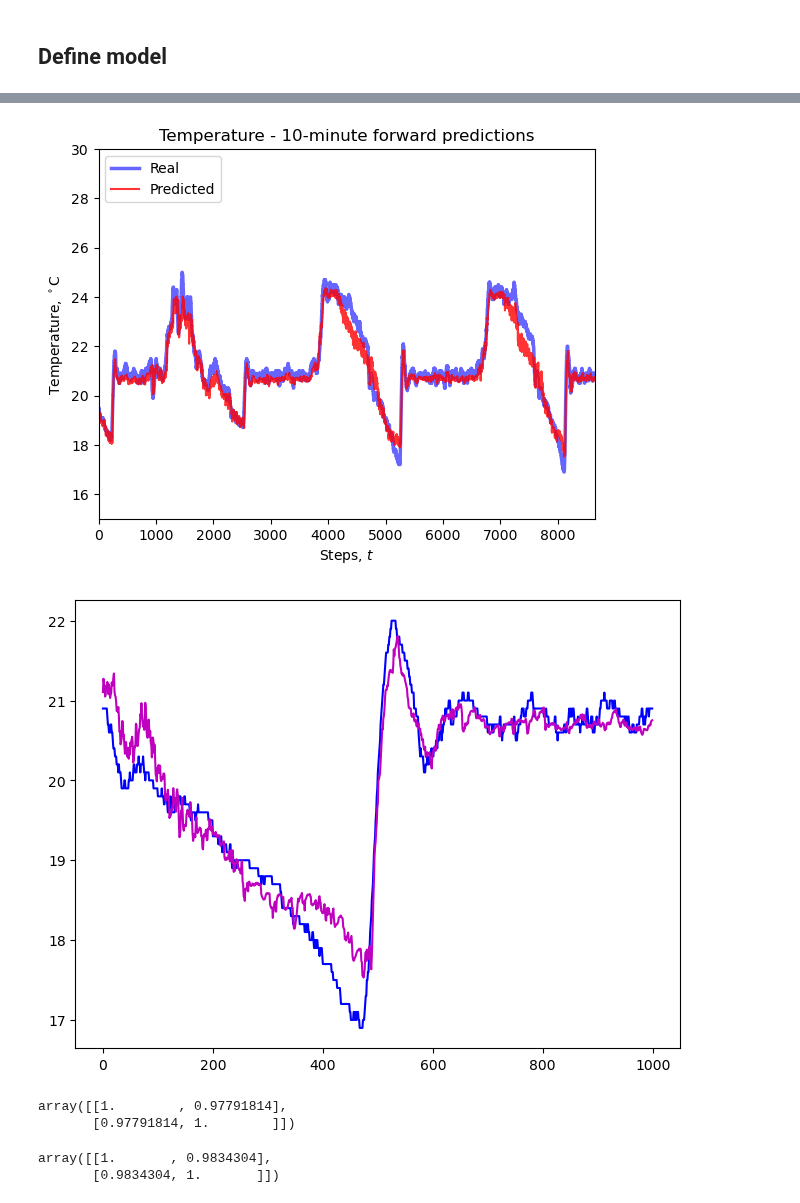
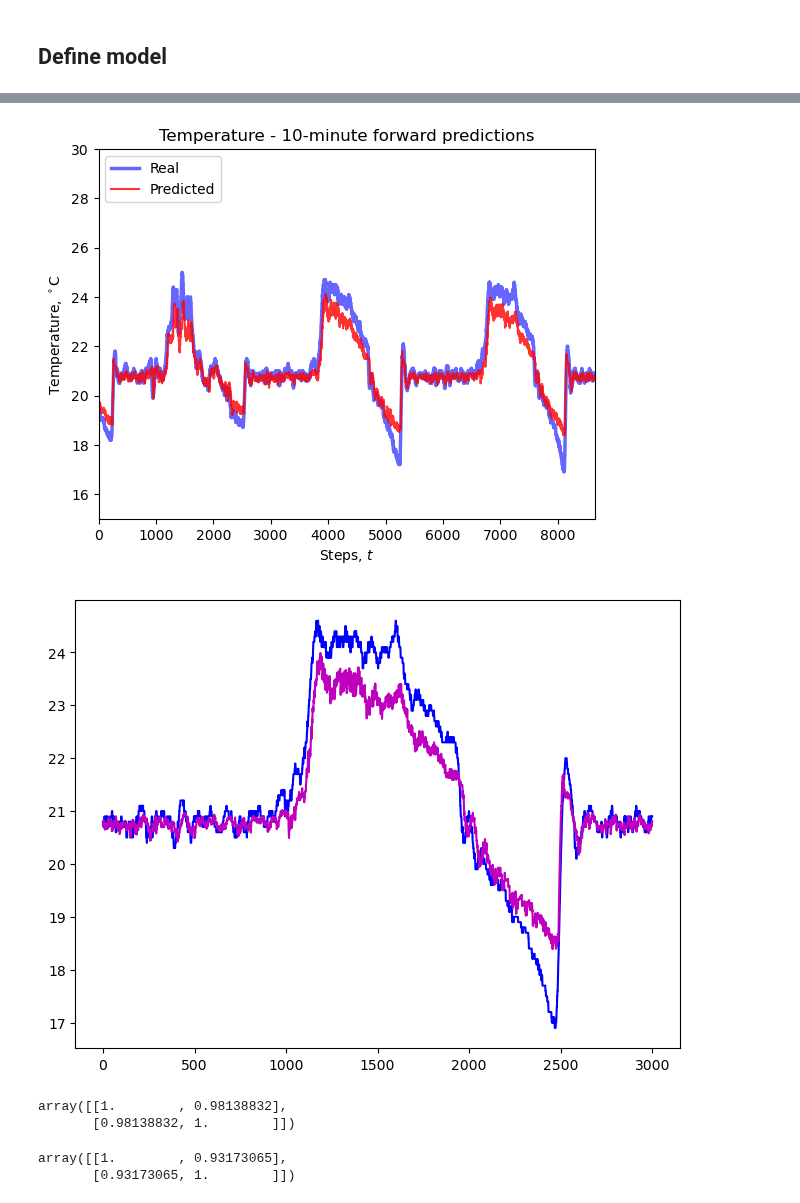
Before and after one commit to oStglnd/rise-gh, a Jupyter notebook: model/temp_model_v2.ipynb, the cells around one changed output, grey strips where cells are left out. Drawn from its saved outputs; the diff is of its cells as text; code cells hidden in the pictures.

Commit message:
added temp model variations

```diff
--- a/model/temp_model_v2.ipynb
+++ b/model/temp_model_v2.ipynb
@@ -266,26 +263,6 @@ layerList = [
         X_train.shape[1],
         X_train.shape[2]
     )),
-    layers.BatchNormalization(),
-    layers.Conv1D(
-        filters=64,
-#         filters=128,
-        kernel_size=7,
-        padding="same",
-        strides=2,
-        activation="relu"
-    ),
-#     layers.SpatialDropout1D(rate=0.2),
-    layers.BatchNormalization(),
-    layers.Conv1D(
-        filters=64,
-#         filters=128,
-        kernel_size=7,
-        padding="same",
-        strides=2,
-        activation="relu"
-    ),
-#     layers.SpatialDropout1D(rate=0.2),
     layers.BatchNormalization(),
     layers.LSTM(
         units=32,
@@ -297,7 +274,7 @@ layerList = [
     ),
     layers.BatchNormalization(),
     layers.LSTM(
-        units=32,
+        units=16,
         activation='tanh',
         recurrent_activation='sigmoid',
         activity_regularizer='l2',
@@ -313,6 +290,13 @@ layerList = [
     ),
     layers.BatchNormalization(),
     layers.Dense(
+        units=64,
+#         activation=None,
+        activation='relu',
+        activity_regularizer='l2'
+    ),
+    layers.BatchNormalization(),
+    layers.Dense(
         units=1,
         activation=None,
         activity_regularizer='l2'
@@ -433,32 +417,32 @@ plt.title('Temperature - 10-minute forward predictions')
 plt.ylim(15, 30)
 plt.xlim(0, len(vis_preds))
 
-plt.savefig(plot_path + 'temp_preds_10min.png', bbox_inches='tight', dpi=200)
+#plt.savefig(plot_path + 'temp_preds_10min.png', bbox_inches='tight', dpi=200)
 
 plt.show()
 # %% [output]
-[figure, old version]
+[figure, new version]
 # %%
 fig, ax = plt.subplots(layout='constrained')
-ax.plot(np.squeeze(test_targets)[-1000:], c='b')
-ax.plot(vis_preds[-1000:], c='m')
+ax.plot(np.squeeze(test_targets)[-3000:], c='b')
+ax.plot(vis_preds[-3000:], c='m')
 
 # ax_sec = ax.twinx()
 
 # ax_sec.plot(test_seqs[-8000:, 0, 0], c='r', linewidth=1.5, alpha=0.8)
 # ax_sec.set_ylim(0, 5000)
 # #plt.plot(test_seqs[-4000:, 0, 0])
 
 plt.show()
 # %% [output]
-[figure, old version]
+[figure, new version]
 # %%
 np.corrcoef(test_targets, np.squeeze(vis_preds))
 # %% [output]
-array([[1.        , 0.97791814],
-       [0.97791814, 1.        ]])
+array([[1.        , 0.98138832],
+       [0.98138832, 1.        ]])
 # %%
 np.corrcoef(np.squeeze(preds), Y_test)
 # %% [output]
-array([[1.       , 0.9834304],
-       [0.9834304, 1.       ]])
+array([[1.        , 0.93173065],
+       [0.93173065, 1.        ]])
```
Also changed, not shown: parts of 6 cells of this notebook, 3 other files.
